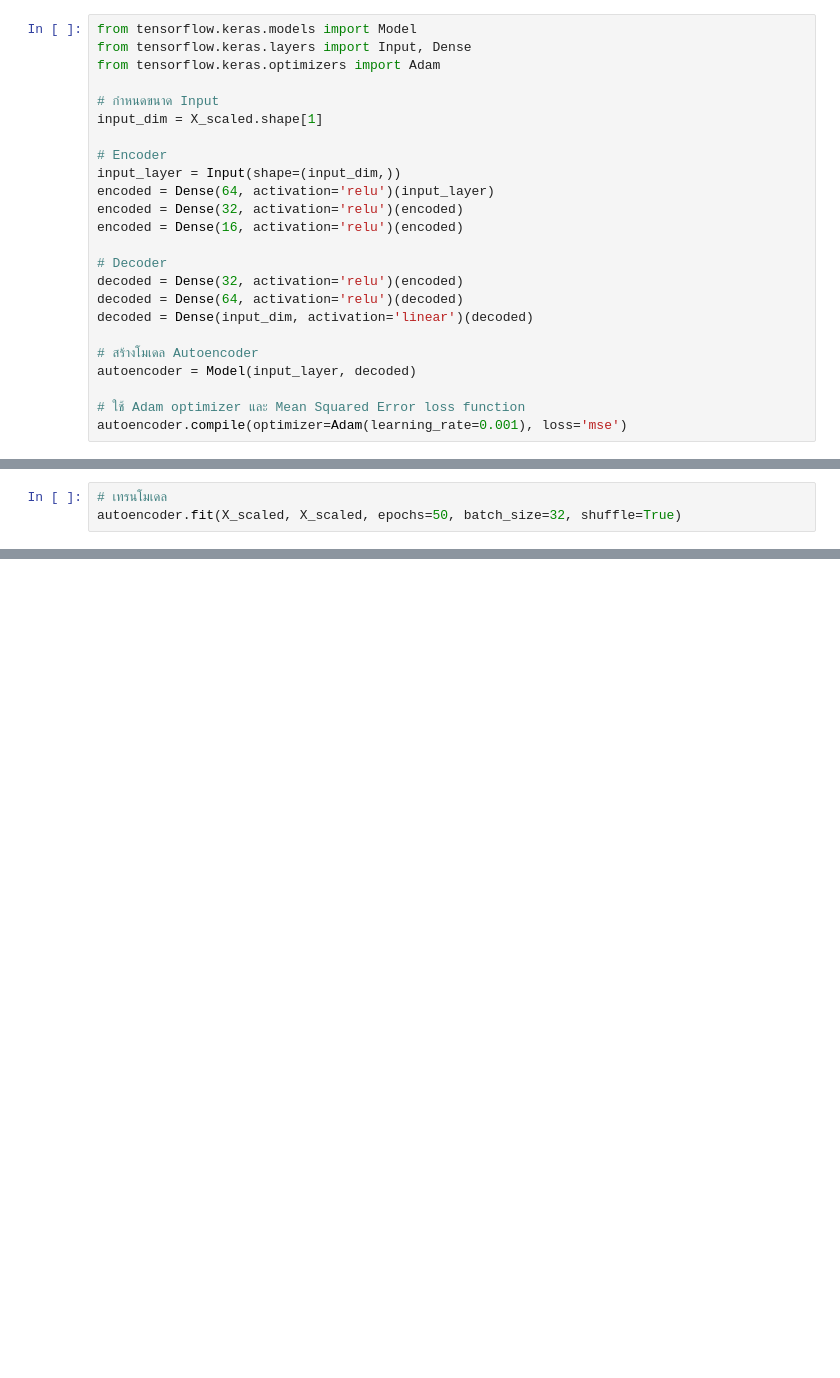
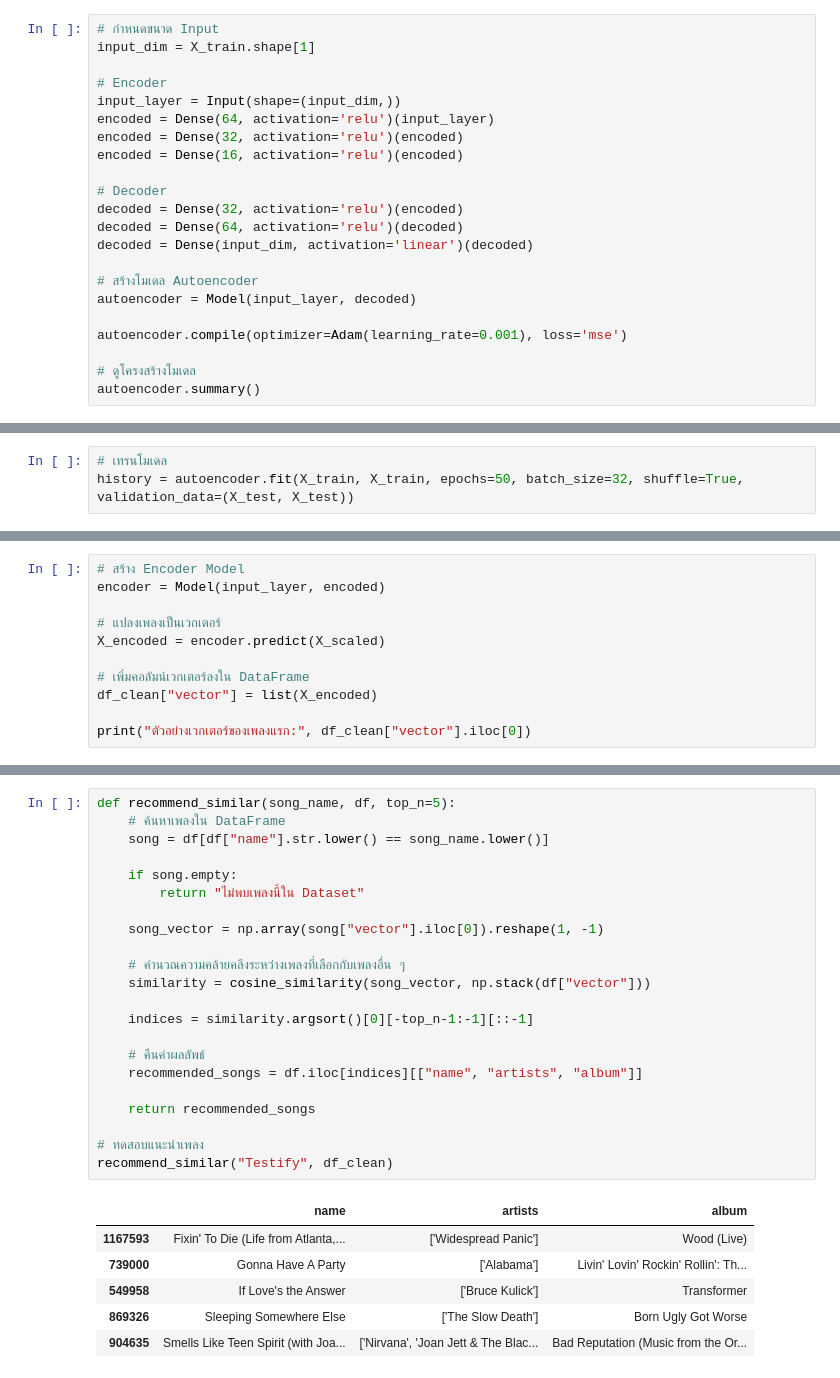
Before and after one commit to sakkarin31/musicrecomment, a Jupyter notebook: miniMLmusic.ipynb, the cells around one changed output, grey strips where cells are left out. Cells and saved outputs as stored; diff of their text form; blank space fills up the shorter version.

```diff
--- a/miniMLmusic.ipynb
+++ b/miniMLmusic.ipynb
@@ -21,10 +50,6 @@ X_scaled = scaler.fit_transform(X)
 # %%
-from tensorflow.keras.models import Model
-from tensorflow.keras.layers import Input, Dense
-from tensorflow.keras.optimizers import Adam
-
 # กำหนดขนาด Input
-input_dim = X_scaled.shape[1]
+input_dim = X_train.shape[1]
 
 # Encoder
 input_layer = Input(shape=(input_dim,))
@@ -40,5 +65,7 @@ decoded = Dense(input_dim, activation='linear')(decoded)
 # สร้างโมเดล Autoencoder
 autoencoder = Model(input_layer, decoded)
 
-# ใช้ Adam optimizer และ Mean Squared Error loss function
 autoencoder.compile(optimizer=Adam(learning_rate=0.001), loss='mse')
+
+# ดูโครงสร้างโมเดล
+autoencoder.summary()
@@ -45,5 +94,5 @@ autoencoder.compile(optimizer=Adam(learning_rate=0.001), loss='mse')
 # %%
 # เทรนโมเดล
-autoencoder.fit(X_scaled, X_scaled, epochs=50, batch_size=32, shuffle=True)
+history = autoencoder.fit(X_train, X_train, epochs=50, batch_size=32, shuffle=True, validation_data=(X_test, X_test))
 # %% [output]
 Epoch 1/50
@@ -66,0 +115,11 @@ Epoch 50/50
+# %%
+# สร้าง Encoder Model
+encoder = Model(input_layer, encoded)
+
+# แปลงเพลงเป็นเวกเตอร์
+X_encoded = encoder.predict(X_scaled)
+
+# เพิ่มคอลัมน์เวกเตอร์ลงใน DataFrame
+df_clean["vector"] = list(X_encoded)
+
+print("ตัวอย่างเวกเตอร์ของเพลงแรก:", df_clean["vector"].iloc[0])
@@ -66,0 +147,29 @@ Epoch 50/50
+# %%
+def recommend_similar(song_name, df, top_n=5):
+    # ค้นหาเพลงใน DataFrame
+    song = df[df["name"].str.lower() == song_name.lower()]
+
+    if song.empty:
+        return "ไม่พบเพลงนี้ใน Dataset"
+
+    song_vector = np.array(song["vector"].iloc[0]).reshape(1, -1)
+
+    # คำนวณความคล้ายคลึงระหว่างเพลงที่เลือกกับเพลงอื่น ๆ
+    similarity = cosine_similarity(song_vector, np.stack(df["vector"]))
+
+    indices = similarity.argsort()[0][-top_n-1:-1][::-1]
+
+    # คืนค่าผลลัพธ์
+    recommended_songs = df.iloc[indices][["name", "artists", "album"]]
+
+    return recommended_songs
+
+# ทดสอบแนะนำเพลง
+recommend_similar("Testify", df_clean)
+# %% [output]
+|  | name | artists | album |
+| 1167593 | Fixin' To Die (Life from Atlanta,... | ['Widespread Panic'] | Wood (Live) |
+| 739000 | Gonna Have A Party | ['Alabama'] | Livin' Lovin' Rockin' Rollin': Th... |
+| 549958 | If Love's the Answer | ['Bruce Kulick'] | Transformer |
+| 869326 | Sleeping Somewhere Else | ['The Slow Death'] | Born Ugly Got Worse |
+| 904635 | Smells Like Teen Spirit (with Joa... | ['Nirvana', 'Joan Jett & The Blac... | Bad Reputation (Music from the Or... |
```
Also changed, not shown: parts of 9 cells of this notebook.
